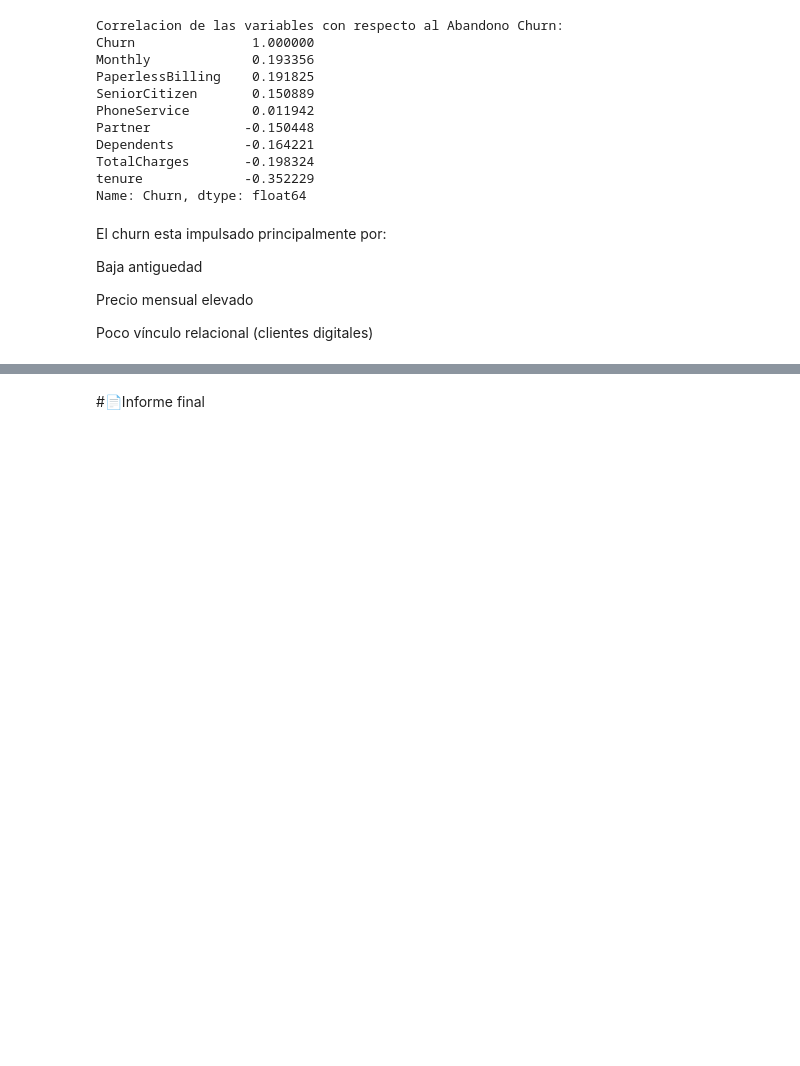
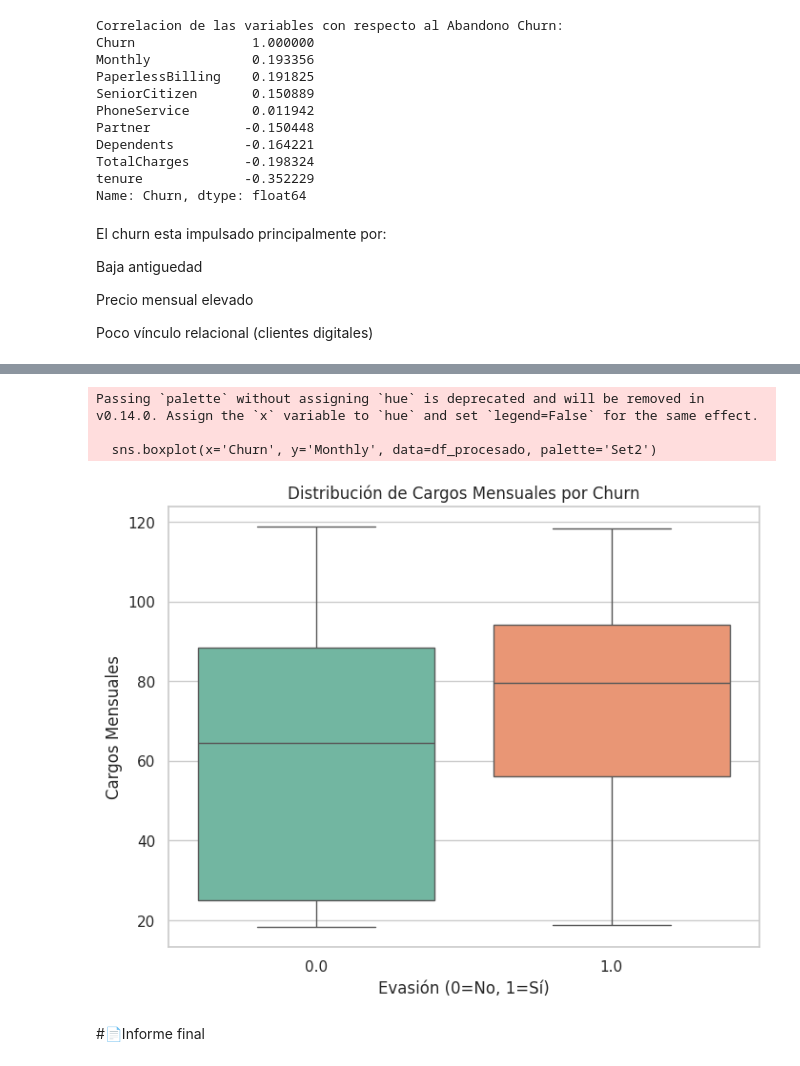
Before and after one commit to sebastianLB16/Challenge_ONE_Data_Science-Telecom_X, a Jupyter notebook: TelecomX_LATAM (2).ipynb, the cells around one changed output, grey strips where cells are left out. Saved outputs shown, nothing was run; the diff lists cells and outputs as text; code cells hidden in the pictures; blank space fills up the shorter version.

```diff
--- a/TelecomX_LATAM (2).ipynb
+++ b/TelecomX_LATAM (2).ipynb
@@ -211,2 +350,15 @@ Poco vínculo relacional (clientes digitales)
+# %%
+# Visualización de cajas para comparar Monthly Charges
+plt.figure(figsize=(8, 6))
+sns.boxplot(x='Churn', y='Monthly', data=df_procesado, palette='Set2')
+plt.title("Distribución de Cargos Mensuales por Churn")
+plt.xlabel("Evasión (0=No, 1=Sí)")
+plt.ylabel("Cargos Mensuales")
+plt.show()
+# %% [output]
+Passing `palette` without assigning `hue` is deprecated and will be removed in v0.14.0. Assign the `x` variable to `hue` and set `legend=False` for the same effect.
+
+  sns.boxplot(x='Churn', y='Monthly', data=df_procesado, palette='Set2')
+[figure, added]
 # %% [markdown]
 #📄Informe final
```
Also changed, not shown: parts of 4 cells of this notebook.
